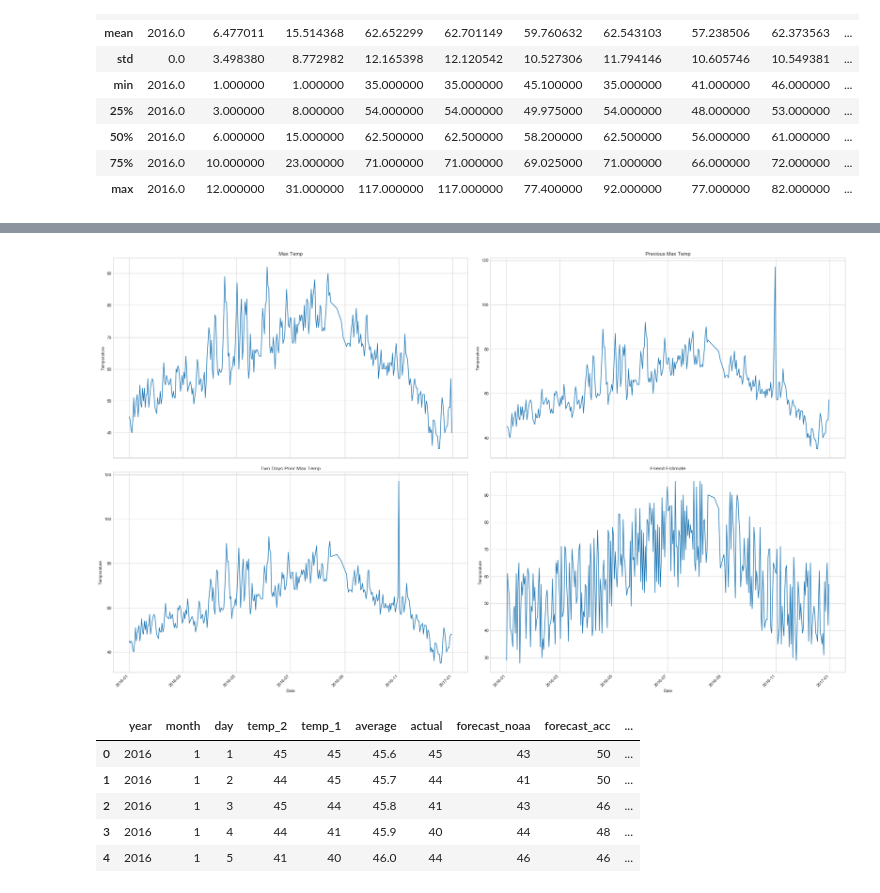
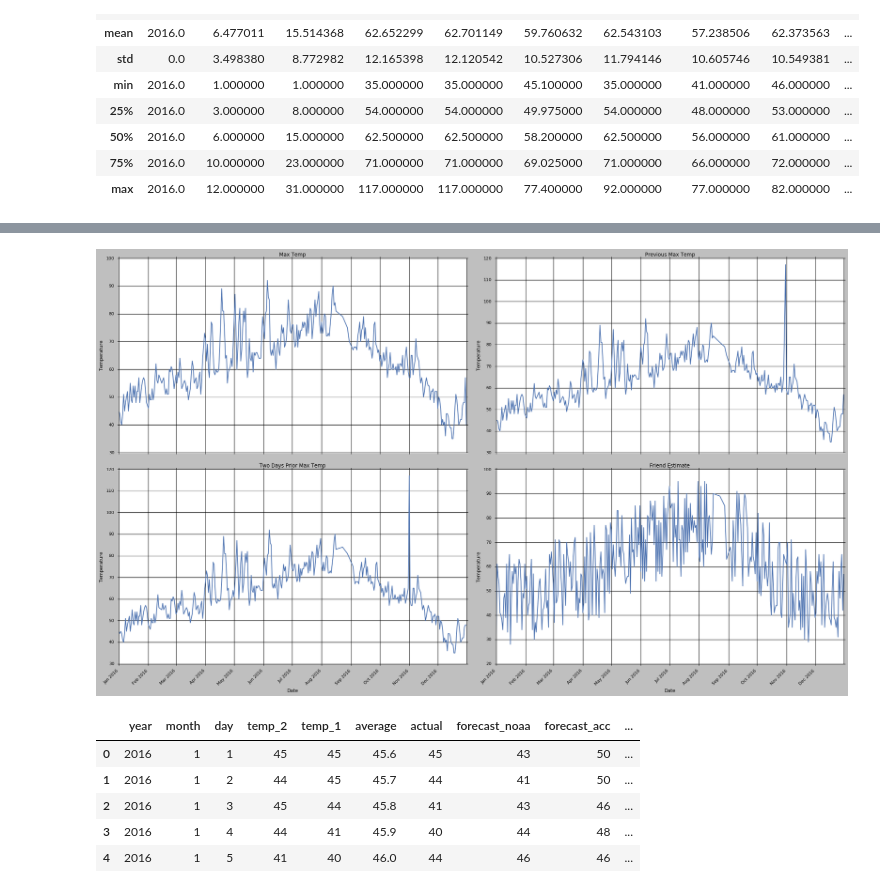
Before and after one commit to Steviered19/Scattering_Random_Forest, a Jupyter notebook: Weather_temp_prediction.ipynb, the cells around one changed output, grey strips where cells are left out. Cells and saved outputs as stored; diff of their text form; code cells hidden in the pictures.

```diff
--- a/Weather_temp_prediction.ipynb
+++ b/Weather_temp_prediction.ipynb
@@ -74,30 +74,30 @@ style.available
  'seaborn-deep']
 # %%
 # Set the style
-style.use('seaborn-whitegrid')
+style.use('seaborn-deep')
 # Set up the plotting layout
 fig, ((ax1, ax2), (ax3, ax4)) = plt.subplots(nrows=2, ncols=2, figsize = (25,15))
 fig.autofmt_xdate(rotation = 45)
 
 # Actual max temperature measurement
 ax1.plot(dates, features['actual'])
 ax1.set_xlabel(''); ax1.set_ylabel('Temperature'); ax1.set_title('Max Temp')
 
 # Temperature from 1 day ago
 ax2.plot(dates, features['temp_1'])
 ax2.set_xlabel(''); ax2.set_ylabel('Temperature'); ax2.set_title('Previous Max Temp')
 
 # Temperature from 2 days ago
 ax3.plot(dates, features['temp_2'])
 ax3.set_xlabel('Date'); ax3.set_ylabel('Temperature'); ax3.set_title('Two Days Prior Max Temp')
 
 # Friend Estimate
 ax4.plot(dates, features['friend'])
 ax4.set_xlabel('Date'); ax4.set_ylabel('Temperature'); ax4.set_title('Friend Estimate')
 
 plt.tight_layout(pad=2)
 # %% [output]
-[figure, old version]
+[figure, new version]
 # %%
 # One-hot encode categorical features
 features = pd.get_dummies(features)
```
Also changed, not shown: 3 other files.
